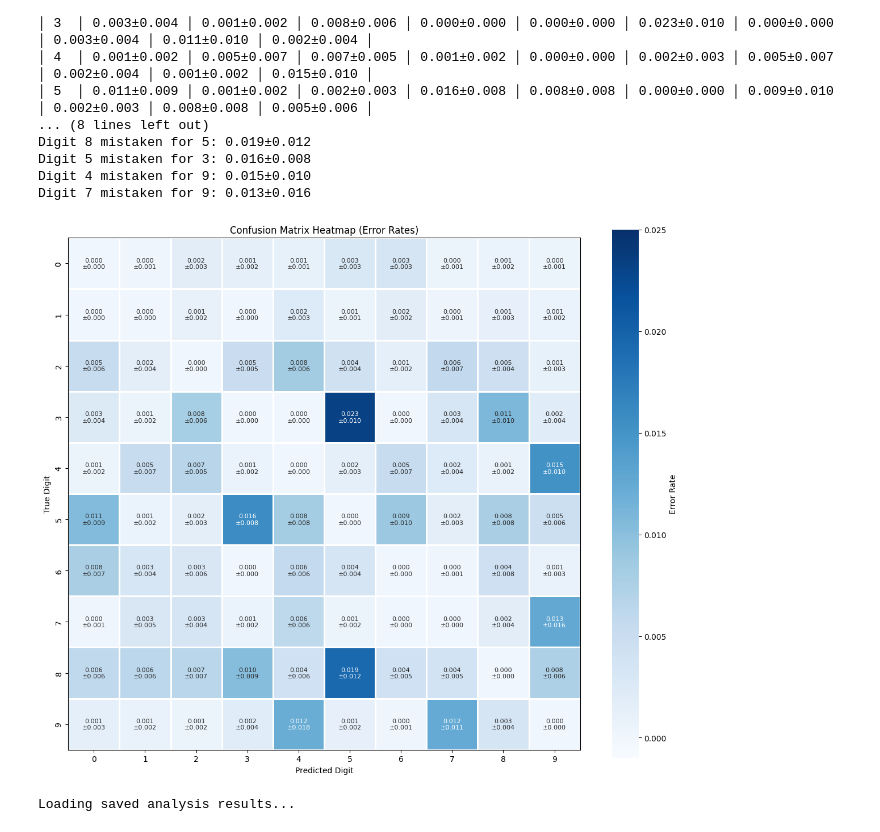
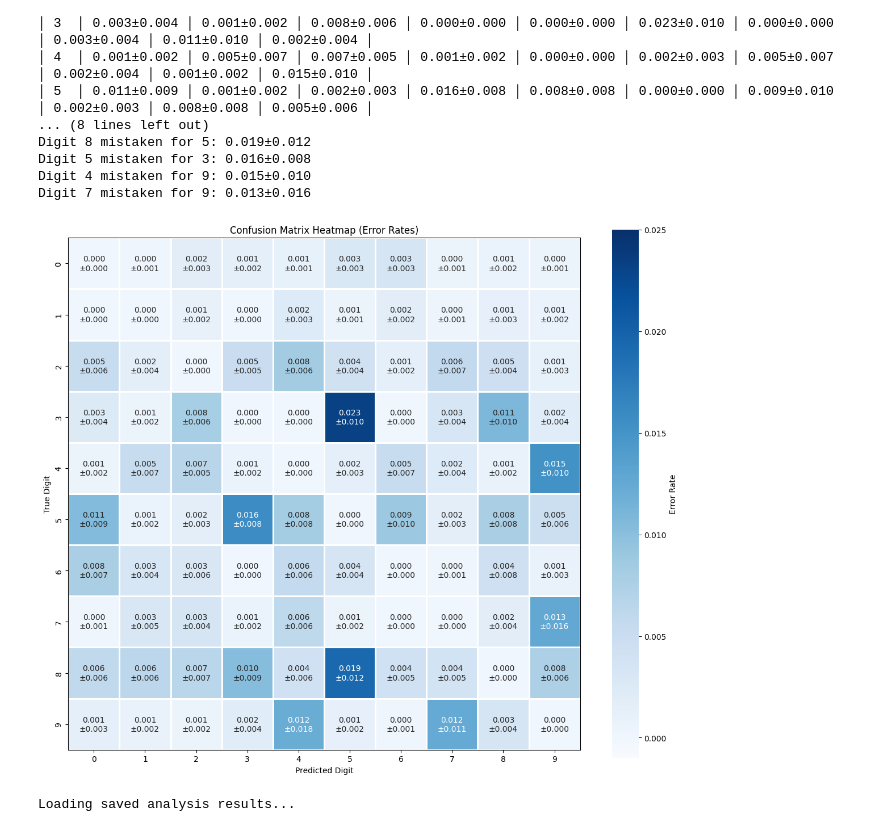
Before and after one commit to victorfiz/UCL-Machine-Learning-MSc, a Jupyter notebook: supervised_learning/CW2_COMP0078/kernel_perceptron/kernel_perceptron.ipynb, the cells around one changed output. Drawn from its saved outputs; the diff is of its cells as text; code cells hidden in the pictures.

```diff
--- a/supervised_learning/CW2_COMP0078/kernel_perceptron/kernel_perceptron.ipynb
+++ b/supervised_learning/CW2_COMP0078/kernel_perceptron/kernel_perceptron.ipynb
@@ -102,9 +102,8 @@ class MultiKernelPerceptronJAX:
 
     def train(self):
         """
-        We replace Python loops with jax.lax.fori_loop.
         The Perceptron update is inherently sequential,
-        but we can at least JIT-compile the loop to remove Python overhead.
+        but we can JIT-compile the loop to remove Python overhead.
         """
         # We define an 'update_fn' for a single sample
         def update_fn(i, carry):
@@ -122,21 +121,18 @@ class MultiKernelPerceptronJAX:
             errors = errors + jnp.where(mismatch, 1, 0)
             return (alpha, errors)
 
-        # A single epoch function
         def epoch_fn(_, alpha):
-            # We'll track errors within each epoch
             init_carry = (alpha, 0)
             (alpha_out, errors) = lax.fori_loop(
                 0, self.n_samples, update_fn, init_carry
             )
             return alpha_out, errors
 
-        # We do multiple epochs
         alpha = self.alpha
         total_errors = 0
         for _ in range(self.epochs):
             alpha, errors = epoch_fn(0, alpha)
-            total_errors = errors  # final epoch's error
+            total_errors = errors
 
         # Update self.alpha
         self.alpha = alpha
@@ -366,19 +362,31 @@ if os.path.exists('polynomial_cv_results.npy'):
     results = np.load('polynomial_cv_results.npy', allow_pickle=True).item()
     data = []
     for i in range(len(results['best_d'])):
+        train_result = f"{'{:.4f}'.format(results['train_error'][i])}"
         test_result = f"{'{:.4f}'.format(results['test_error'][i])}"
-        result = [int(i+1), results['best_d'][i], test_result]
+        result = [int(i+1), results['best_d'][i], train_result, test_result]
         data.append(result)
-    print(tabulate(data,
-                  headers=["Run", "d*", "Test Error Rates (%)"],
-                  tablefmt="simple_outline",
-                  numalign="center"))
+
+    # Calculate statistics
     mean_d = np.mean(results['best_d'])
     std_d = np.std(results['best_d'])
+    mean_train = np.mean(results['train_error'])
+    std_train = np.std(results['train_error'])
     mean_test = np.mean(results['test_error'])
     std_test = np.std(results['test_error'])
-    print(f"\nMean d*: {mean_d:.4f} ± {std_d:.4f}")
-    print(f"Mean Test Error (%): {mean_test:.4f} ± {std_test:.4f}")
+
+    # Add a separator line
+    data.append(["----", "----", "------------", "------------"])
+
+    # Add summary statistics with proper formatting
+    data.append(["μ", f"{mean_d:.2f}", f"{mean_train:.4f}", f"{mean_test:.4f}"])
+    data.append(["σ", f"{std_d:.2f}", f"{std_train:.4f}", f"{std_test:.4f}"])
+
+    print(tabulate(data,
+                  headers=["Run", "d*", "Train Error (%)", "Test Error (%)"],
+                  tablefmt="simple_outline",
+                  numalign="center",
+                  stralign="center"))  # Added stralign="center"
 else:
     print("No results file found")
 # %% [output]
@@ -531,35 +539,35 @@ plt.figure(figsize=(12, 10))
 annotations = np.empty_like(mean_conf, dtype=object)
 for i in range(mean_conf.shape[0]):
     for j in range(mean_conf.shape[1]):
         annotations[i,j] = f'{mean_conf[i,j]:.3f}\n±{std_conf[i,j]:.3f}'
 
 sns.heatmap(mean_conf,
             annot=annotations,
             fmt='',
             cmap=sns.color_palette("Blues", as_cmap=True),
             vmin=-0.001,
             vmax=0.025,
             xticklabels=range(10),
             yticklabels=range(10),
-            annot_kws={'size': 8},
+            annot_kws={'size': 10},
             linewidths=1,
             cbar_kws={'label': 'Error Rate'})
 
 
 plt.gca().set_box_aspect(1)
 plt.gca().spines['top'].set_visible(True)
 plt.gca().spines['right'].set_visible(True)
 plt.gca().spines['bottom'].set_visible(True)
 plt.gca().spines['left'].set_visible(True)
 
 plt.title('Confusion Matrix Heatmap (Error Rates)')
 plt.xlabel('Predicted Digit')
 plt.ylabel('True Digit')
 
 plt.tight_layout()
 plt.show()
 # %% [output]
-[figure, old version]
+[figure, new version]
 # %%
 from collections import Counter
 import matplotlib.pyplot as plt
```
Also changed, not shown: parts of 4 cells of this notebook.
